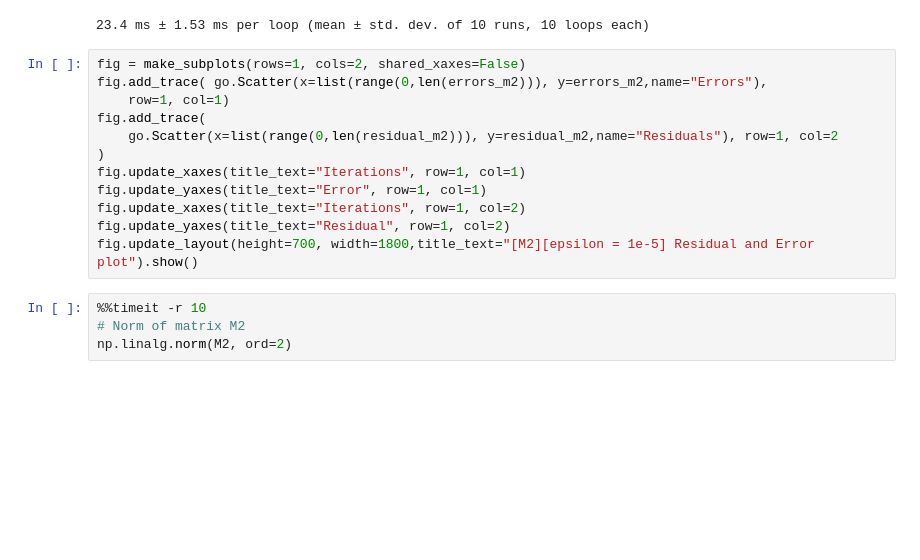
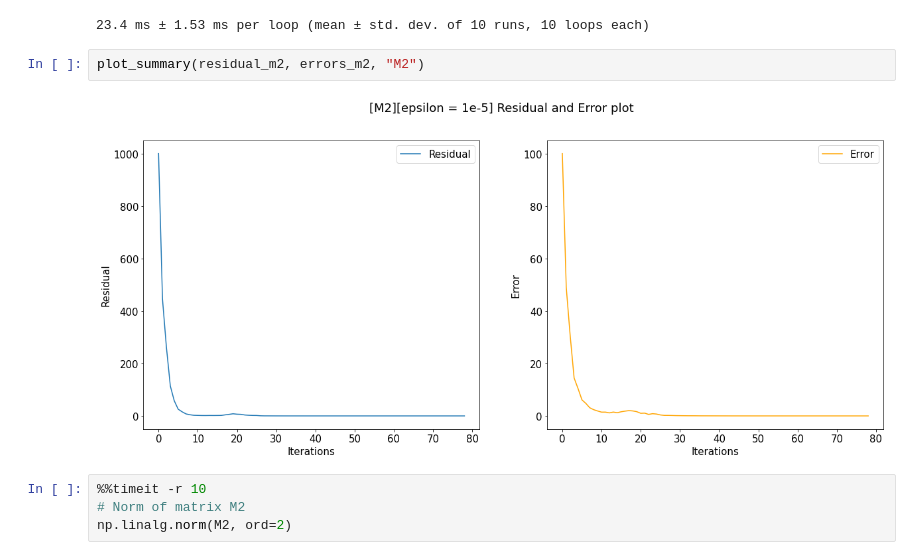
Before and after one commit to joetelila/CM-2Norm_matrix_problem, a Jupyter notebook: CGD/cgd_FR_test.ipynb, the cells around one changed output. Cells and saved outputs as stored; diff of their text form; blank space fills up the shorter version.

```diff
--- a/CGD/cgd_FR_test.ipynb
+++ b/CGD/cgd_FR_test.ipynb
@@ -110,18 +128,10 @@ len(errors_m2)
 cgd_m2.cgd()
 # %% [output]
 23.4 ms ± 1.53 ms per loop (mean ± std. dev. of 10 runs, 10 loops each)
-# %%
-fig = make_subplots(rows=1, cols=2, shared_xaxes=False)
-fig.add_trace( go.Scatter(x=list(range(0,len(errors_m2))), y=errors_m2,name="Errors"),
-    row=1, col=1)
-fig.add_trace(
-    go.Scatter(x=list(range(0,len(residual_m2))), y=residual_m2,name="Residuals"), row=1, col=2
-)
-fig.update_xaxes(title_text="Iterations", row=1, col=1)
-fig.update_yaxes(title_text="Error", row=1, col=1)
-fig.update_xaxes(title_text="Iterations", row=1, col=2)
-fig.update_yaxes(title_text="Residual", row=1, col=2)
-fig.update_layout(height=700, width=1800,title_text="[M2][epsilon = 1e-5] Residual and Error plot").show()
+# %%
+plot_summary(residual_m2, errors_m2, "M2")
+# %% [output]
+[figure, added]
 # %%
 %%timeit -r 10
 # Norm of matrix M2
```
Also changed, not shown: parts of 10 cells of this notebook, 8 other files.
